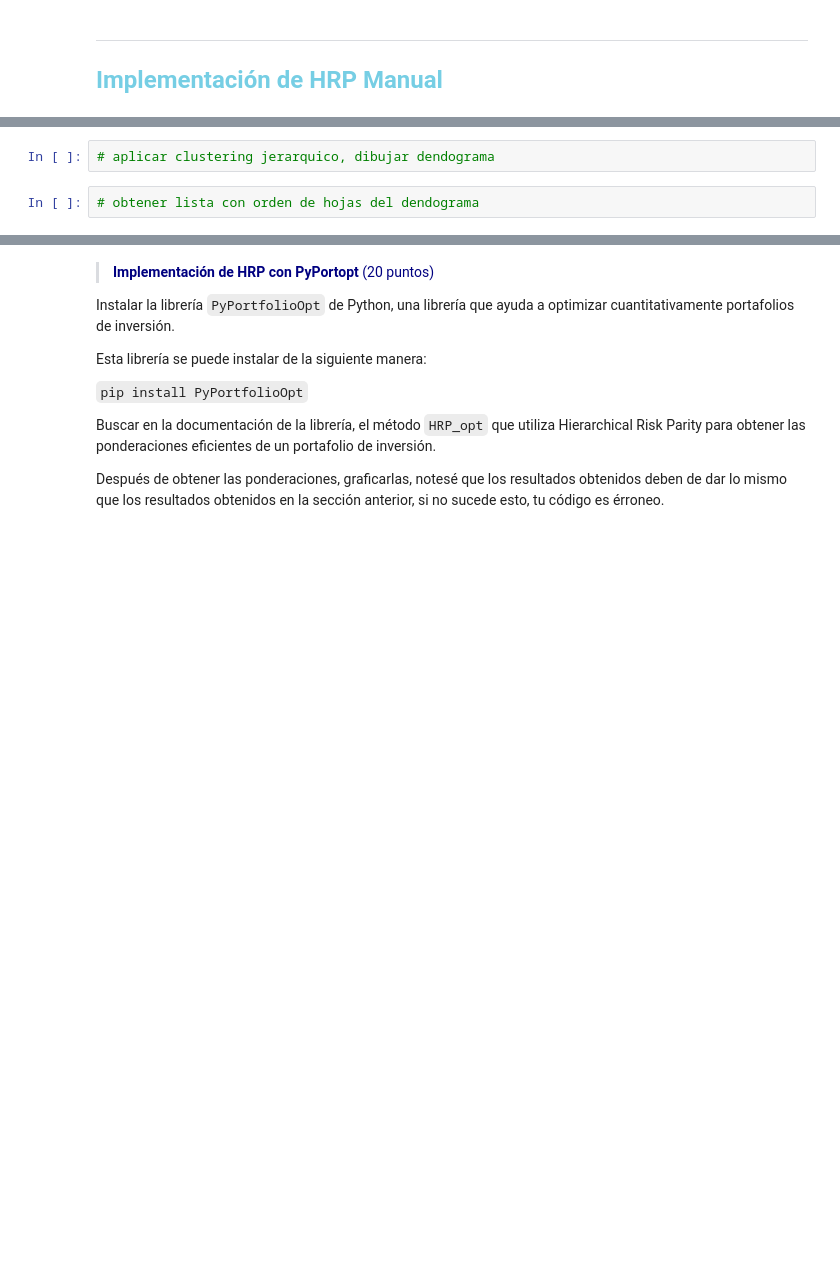
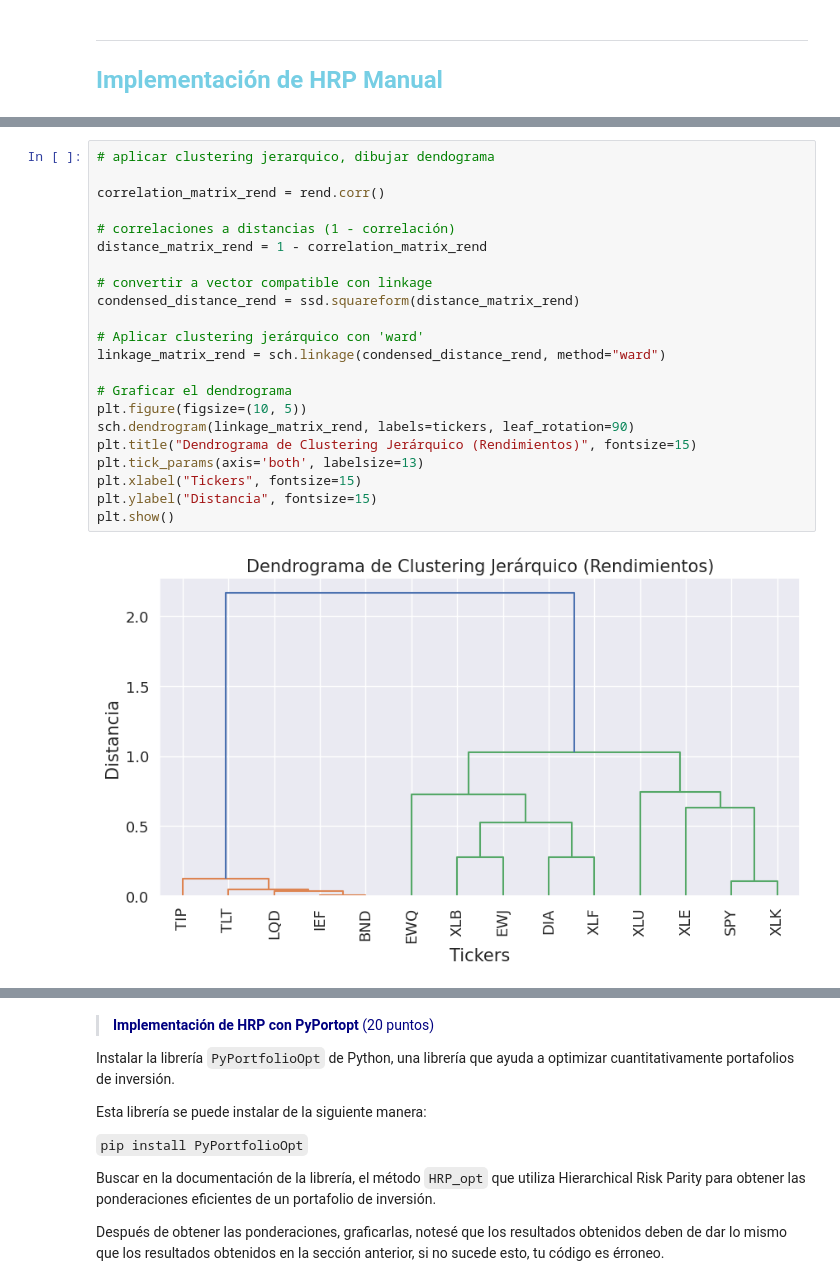
Before and after one commit to paugomezheredia/HOMEWORKS-PAP, a Jupyter notebook: HRP/Actividad_HRP.ipynb, the cells around one changed output, grey strips where cells are left out. Cells and saved outputs as stored; diff of their text form; blank space fills up the shorter version.

```diff
--- a/HRP/Actividad_HRP.ipynb
+++ b/HRP/Actividad_HRP.ipynb
@@ -99,4 +176,24 @@ AttributeError: 'DataFrame' object has no attribute 'adjclose'
 # %%
 # aplicar clustering jerarquico, dibujar dendograma
+
+correlation_matrix_rend = rend.corr()
+
+# correlaciones a distancias (1 - correlación)
+distance_matrix_rend = 1 - correlation_matrix_rend
+
+# convertir a vector compatible con linkage
+condensed_distance_rend = ssd.squareform(distance_matrix_rend)
+
+# Aplicar clustering jerárquico con 'ward'
+linkage_matrix_rend = sch.linkage(condensed_distance_rend, method="ward")
+
+# Graficar el dendrograma
+plt.figure(figsize=(10, 5))
+sch.dendrogram(linkage_matrix_rend, labels=tickers, leaf_rotation=90)
+plt.title("Dendrograma de Clustering Jerárquico (Rendimientos)", fontsize=15)
+plt.tick_params(axis='both', labelsize=13)
+plt.xlabel("Tickers", fontsize=15)
+plt.ylabel("Distancia", fontsize=15)
+plt.show()
+# %% [output]
+[figure, added]
-# %%
-# obtener lista con orden de hojas del dendograma
```
Also changed, not shown: parts of 26 cells of this notebook.
